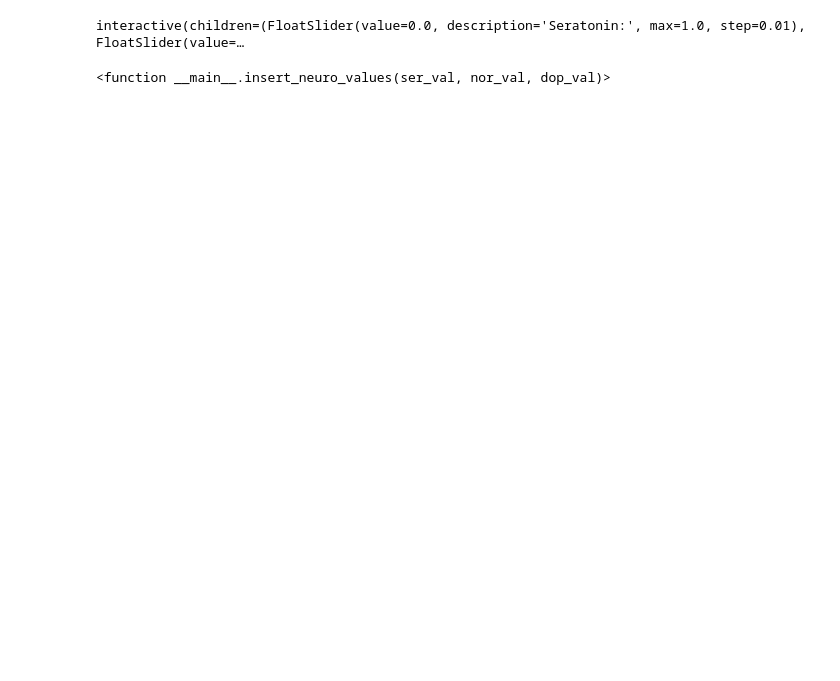
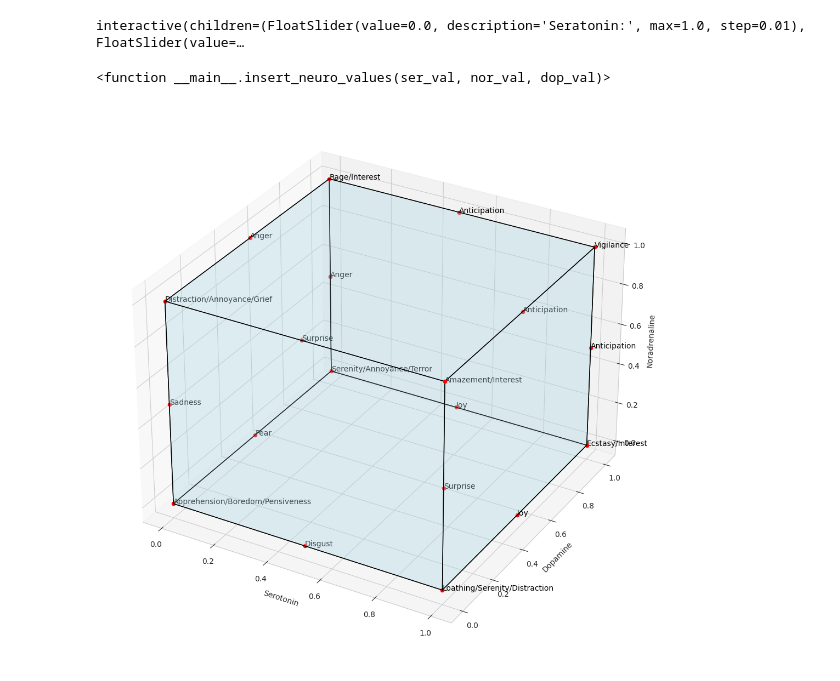
Before and after one commit to PDTCCLF/Projeto-Final---Mod-Emo-Int, a Jupyter notebook: PF_experiments.ipynb, the cells around one changed output. Drawn from its saved outputs; the diff is of its cells as text; code cells hidden in the pictures; blank space fills up the shorter version.

```diff
--- a/PF_experiments.ipynb
+++ b/PF_experiments.ipynb
@@ -375,3 +372,72 @@ widgets.interact(insert_neuro_values, ser_val=slider1, nor_val=slider2, dop_val=
 # %% [output]
 interactive(children=(FloatSlider(value=0.0, description='Seratonin:', max=1.0, step=0.01), FloatSlider(value=…
 <function __main__.insert_neuro_values(ser_val, nor_val, dop_val)>
+# %%
+import numpy as np
+import matplotlib.pyplot as plt
+from mpl_toolkits.mplot3d.art3d import Poly3DCollection
+
+# Define the eight vertices of the cube
+vertices = np.array([
+    [1, 1, 1],
+    [0, 1, 1],
+    [0, 0, 1],
+    [1, 0, 1],
+    [1, 1, 0],
+    [0, 1, 0],
+    [0, 0, 0],
+    [1, 0, 0]
+])
+
+# Define the twelve midpoints of the edges
+midpoints = np.array([
+    [(vertices[0][0] + vertices[1][0]) / 2, (vertices[0][1] + vertices[1][1]) / 2, (vertices[0][2] + vertices[1][2]) / 2],
+    [(vertices[1][0] + vertices[2][0]) / 2, (vertices[1][1] + vertices[2][1]) / 2, (vertices[1][2] + vertices[2][2]) / 2],
+    [(vertices[2][0] + vertices[3][0]) / 2, (vertices[2][1] + vertices[3][1]) / 2, (vertices[2][2] + vertices[3][2]) / 2],
+    [(vertices[3][0] + vertices[0][0]) / 2, (vertices[3][1] + vertices[0][1]) / 2, (vertices[3][2] + vertices[0][2]) / 2],
+    [(vertices[4][0] + vertices[5][0]) / 2, (vertices[4][1] + vertices[5][1]) / 2, (vertices[4][2] + vertices[5][2]) / 2],
+    [(vertices[5][0] + vertices[6][0]) / 2, (vertices[5][1] + vertices[6][1]) / 2, (vertices[5][2] + vertices[6][2]) / 2],
+    [(vertices[6][0] + vertices[7][0]) / 2, (vertices[6][1] + vertices[7][1]) / 2, (vertices[6][2] + vertices[7][2]) / 2],
+    [(vertices[7][0] + vertices[4][0]) / 2, (vertices[7][1] + vertices[4][1]) / 2, (vertices[7][2] + vertices[4][2]) / 2],
+    [(vertices[0][0] + vertices[4][0]) / 2, (vertices[0][1] + vertices[4][1]) / 2, (vertices[0][2] + vertices[4][2]) / 2],
+    [(vertices[1][0] + vertices[5][0]) / 2, (vertices[1][1] + vertices[5][1]) / 2, (vertices[1][2] + vertices[5][2]) / 2],
+    [(vertices[2][0] + vertices[6][0]) / 2, (vertices[2][1] + vertices[6][1]) / 2, (vertices[2][2] + vertices[6][2]) / 2],
+    [(vertices[3][0] + vertices[7][0]) / 2, (vertices[3][1] + vertices[7][1]) / 2, (vertices[3][2] + vertices[7][2]) / 2]
+])
+
+vertices_texts = ['Vigilance', 'Rage/Interest', 'Distraction/Annoyance/Grief', 'Amazement/Interest', 'Ecstasy/Interest', 'Serenity/Annoyance/Terror',
+'Apprehension/Boredom/Pensiveness', 'Loathing/Serenity/Distraction', 'Anticipation', 'Anger', 'Surprise', 'Anticipation', 'Joy',
+'Fear', 'Disgust', 'Joy', 'Anticipation', 'Anger', 'Sadness', 'Surprise']
+
+# Concatenate the original vertices and the midpoints
+vertices = np.concatenate((vertices, midpoints))
+
+# Define the 6 faces of the cube
+faces = [
+    [vertices[0], vertices[1], vertices[2], vertices[3]],
+    [vertices[4], vertices[5], vertices[6], vertices[7]],
+    [vertices[0], vertices[4], vertices[7], vertices[3]],
+    [vertices[1], vertices[5], vertices[6], vertices[2]],
+    [vertices[0], vertices[1], vertices[5], vertices[4]],
+    [vertices[3], vertices[2], vertices[6], vertices[7]]
+]
+
+# Create a 3D plot
+fig = plt.figure(figsize=(13, 13))
+ax = fig.add_subplot(111, projection='3d')
+
+# Plot the faces
+ax.add_collection3d(Poly3DCollection(faces, facecolors='lightblue', linewidths=1, edgecolors="black", alpha=0.2))
+
+# Plot the vertices
+for i, v in enumerate(vertices):
+    ax.scatter(v[0], v[1], v[2], color='red')
+    ax.text(v[0], v[1], v[2], vertices_texts[i], color='black')
+
+ax.set_xlabel('Serotonin')
+ax.set_ylabel('Dopamine')
+ax.set_zlabel('Noradrenaline')
+
+plt.show()
+# %% [output]
+[figure, added]
```
Also changed, not shown: parts of 3 cells of this notebook.
